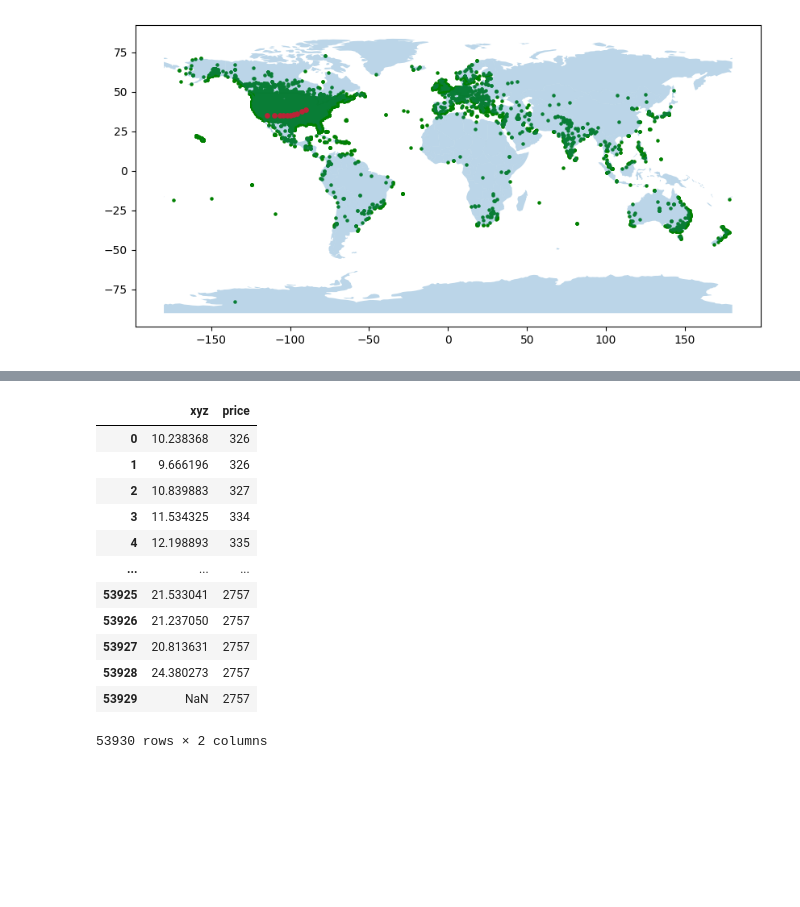
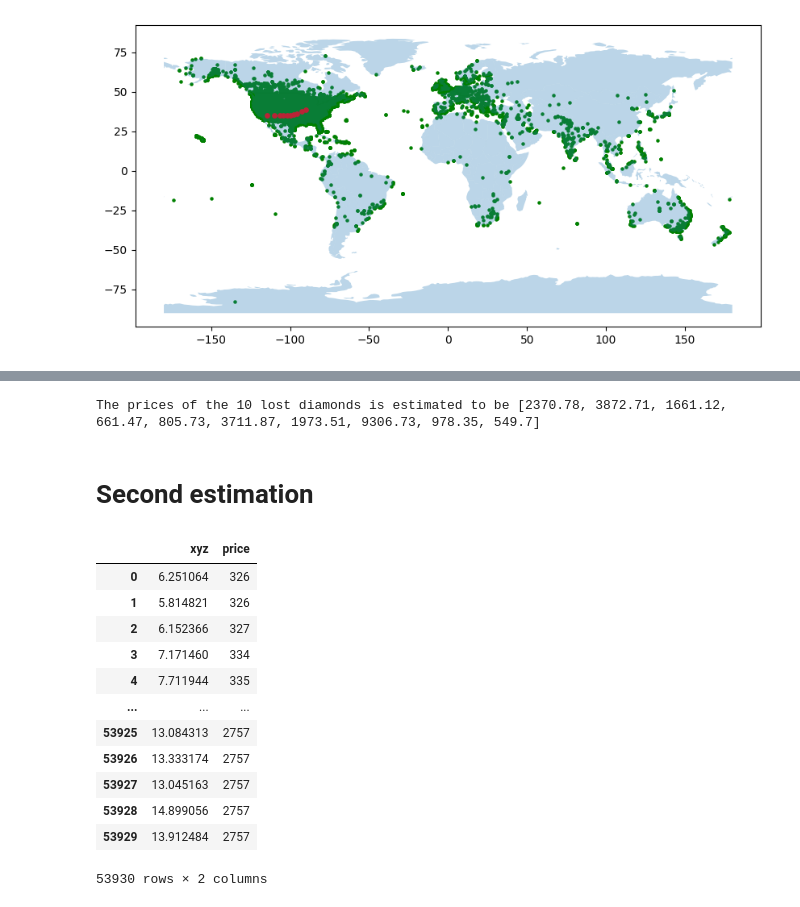
Before and after one commit to matiasleoni/Lapidarist, a Jupyter notebook: mapeo.ipynb, the cells around one changed output, grey strips where cells are left out. Cells and saved outputs as stored; diff of their text form; code cells hidden in the pictures; blank space fills up the shorter version.

```diff
--- a/mapeo.ipynb
+++ b/mapeo.ipynb
@@ -64,0 +74,9 @@ gtraintest_data.describe()
+# %%
+dic_of_dics = {'cut': dic_cut, 'color': dic_col, 'clarity': dic_clar}
+for col, err_dic in dic_of_dics.items():
+    for key, val in err_dic.items():
+        traintest_data[col]=traintest_data[col].replace([key],val)
+
+print(traintest_data['cut'].unique())
+print(traintest_data['color'].unique())
+print(traintest_data['clarity'].unique())
@@ -64,0 +87,8 @@ gtraintest_data.describe()
+# %%
+transitory_traintest_data=traintest_data.copy()
+transitory_traintest_data=transitory_traintest_data.dropna()
+transitory_traintest_data=transitory_traintest_data[transitory_traintest_data['z']>0]
+x_r = (transitory_traintest_data['x']/transitory_traintest_data['z']).mean()
+y_r = (transitory_traintest_data['y']/transitory_traintest_data['z']).mean()
+z_r = (transitory_traintest_data['z']/transitory_traintest_data['carat']).mean()
+print(x_r, y_r, z_r)
@@ -104,0 +225,7 @@ traintest_data.describe()
+# %%
+from sklearn.preprocessing import OneHotEncoder, LabelEncoder
+label_encoder={}
+for col in ['cut', 'color', 'clarity']:
+    label_encoder[col] = LabelEncoder()
+    traintest_data[col] = label_encoder[col].fit_transform(traintest_data[col])
+traintest_data.head()
@@ -117,3 +250,0 @@ gtraintest_data.describe()
-# %%
-traintest_data = pd.concat([traintest_data,gtraintest_data], axis =1)
-traintest_data.describe()
@@ -139,22 +352,27 @@ abs(-2)
+# %%
+prices_predicted = list(rand_for_pipe.predict(target_data_wo_geo))
+print("The prices of the 10 lost diamonds is estimated to be", prices_predicted)
+# %% [output]
+The prices of the 10 lost diamonds is estimated to be [2370.78, 3872.71, 1661.12, 661.47, 805.73, 3711.87, 1973.51, 9306.73, 978.35, 549.7]
+# %% [markdown]
+# Second estimation
 # %%
 df_pr = pd.DataFrame()
 
-df_pr['xyz']= abs(df3['x'])*abs(df3['y'])*abs(df3['y'])/np.sqrt(df3['x']**2+df3['y']**2+df3['z']**2)
-df_pr['price']= df3['price']
+df_pr['xyz']= traintest_data['x']*traintest_data['y']*traintest_data['z']/np.sqrt(traintest_data['x']**2+traintest_data['y']**2+traintest_data['z']**2)
+df_pr['price']= traintest_data['price']
 df_pr
-#df_pr.describe()
-#df_pr.plot(x= 'price', y = 'xyz')
 # %% [output]
 |  | xyz | price |
-| 0 | 10.238368 | 326 |
-| 1 | 9.666196 | 326 |
-| 2 | 10.839883 | 327 |
-| 3 | 11.534325 | 334 |
-| 4 | 12.198893 | 335 |
+| 0 | 6.251064 | 326 |
+| 1 | 5.814821 | 326 |
+| 2 | 6.152366 | 327 |
+| 3 | 7.171460 | 334 |
+| 4 | 7.711944 | 335 |
 | ... | ... | ... |
-| 53925 | 21.533041 | 2757 |
-| 53926 | 21.237050 | 2757 |
-| 53927 | 20.813631 | 2757 |
-| 53928 | 24.380273 | 2757 |
-| 53929 | NaN | 2757 |
+| 53925 | 13.084313 | 2757 |
+| 53926 | 13.333174 | 2757 |
+| 53927 | 13.045163 | 2757 |
+| 53928 | 14.899056 | 2757 |
+| 53929 | 13.912484 | 2757 |
 53930 rows × 2 columns
```
Also changed, not shown: parts of 47 cells of this notebook, 2 other files.
